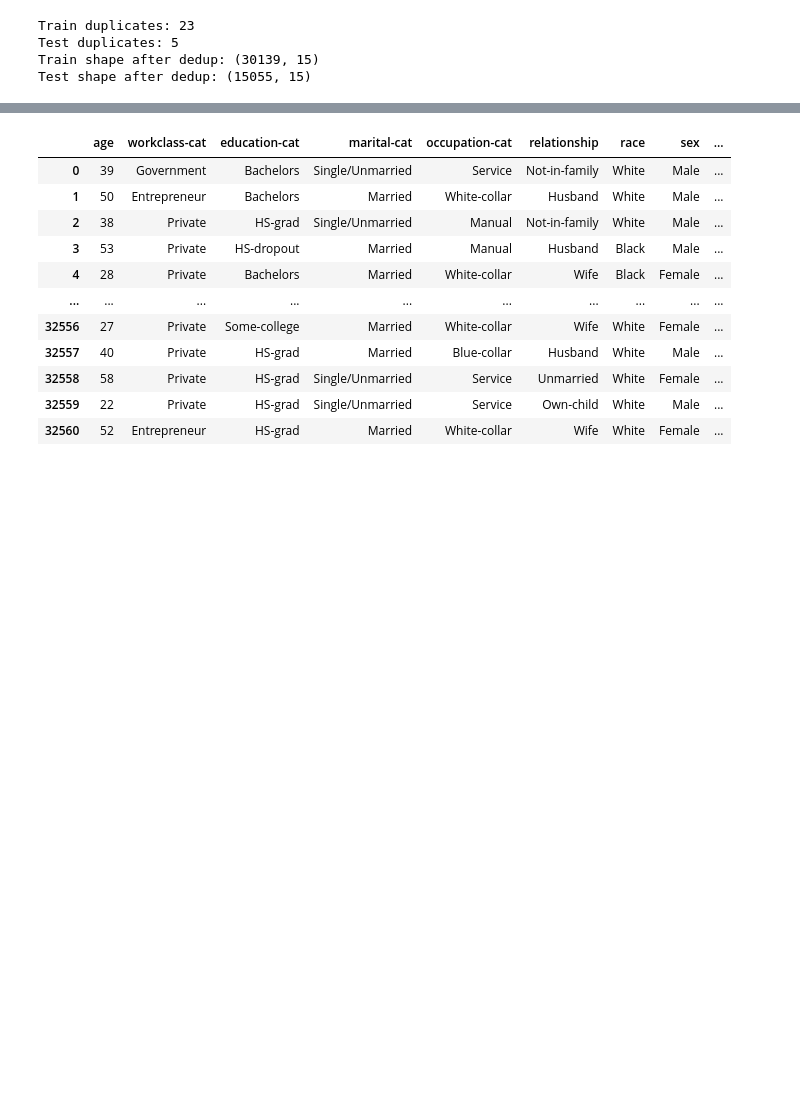
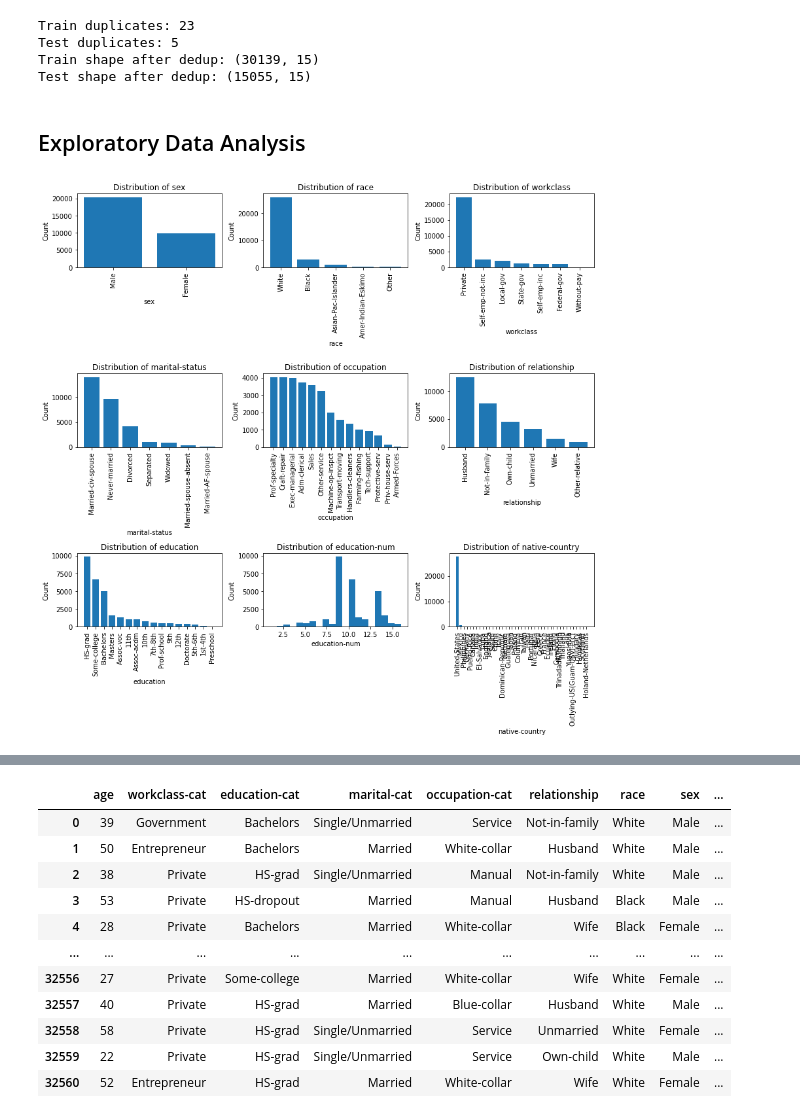
Before and after one commit to JohnAChester/fordham_classification, a Jupyter notebook: CombinedCode.ipynb, the cells around one changed output, grey strips where cells are left out. Saved outputs shown, nothing was run; the diff lists cells and outputs as text; code cells hidden in the pictures; blank space fills up the shorter version.

```diff
--- a/CorrelationMatrix.ipynb
+++ b/CombinedCode.ipynb
@@ -232,3 +241,40 @@ Train duplicates: 23
 Test duplicates: 5
 Train shape after dedup: (30139, 15)
 Test shape after dedup: (15055, 15)
+# %% [markdown]
+## Exploratory Data Analysis
+# %%
+bar_charts = [
+    'sex','race','workclass','marital-status','occupation',
+    'relationship','education','education-num','native-country'
+]
+
+n = len(bar_charts)
+cols = 3
+rows = (n + cols - 1) // cols
+
+fig, axes = plt.subplots(rows, cols, figsize=(12, 4 * rows))
+axes = axes.flatten()
+
+for i, column in enumerate(bar_charts):
+    s = train_df[column]
+
+    if pd.api.types.is_numeric_dtype(s):
+        axes[i].hist(s.dropna(), bins=20)
+    else:
+        counts = s.value_counts(dropna=False)
+        axes[i].bar(range(len(counts)), counts.values)
+        axes[i].set_xticks(range(len(counts)))
+        axes[i].set_xticklabels(counts.index.astype(str), rotation=90)
+
+    axes[i].set_title(f"Distribution of {column}")
+    axes[i].set_xlabel(column)
+    axes[i].set_ylabel("Count")
+
+for j in range(i + 1, len(axes)):
+    fig.delaxes(axes[j])
+
+plt.tight_layout()
+plt.show()
+# %% [output]
+[figure, added]
```
Also changed, not shown: parts of 17 cells of this notebook, 2 other files.
